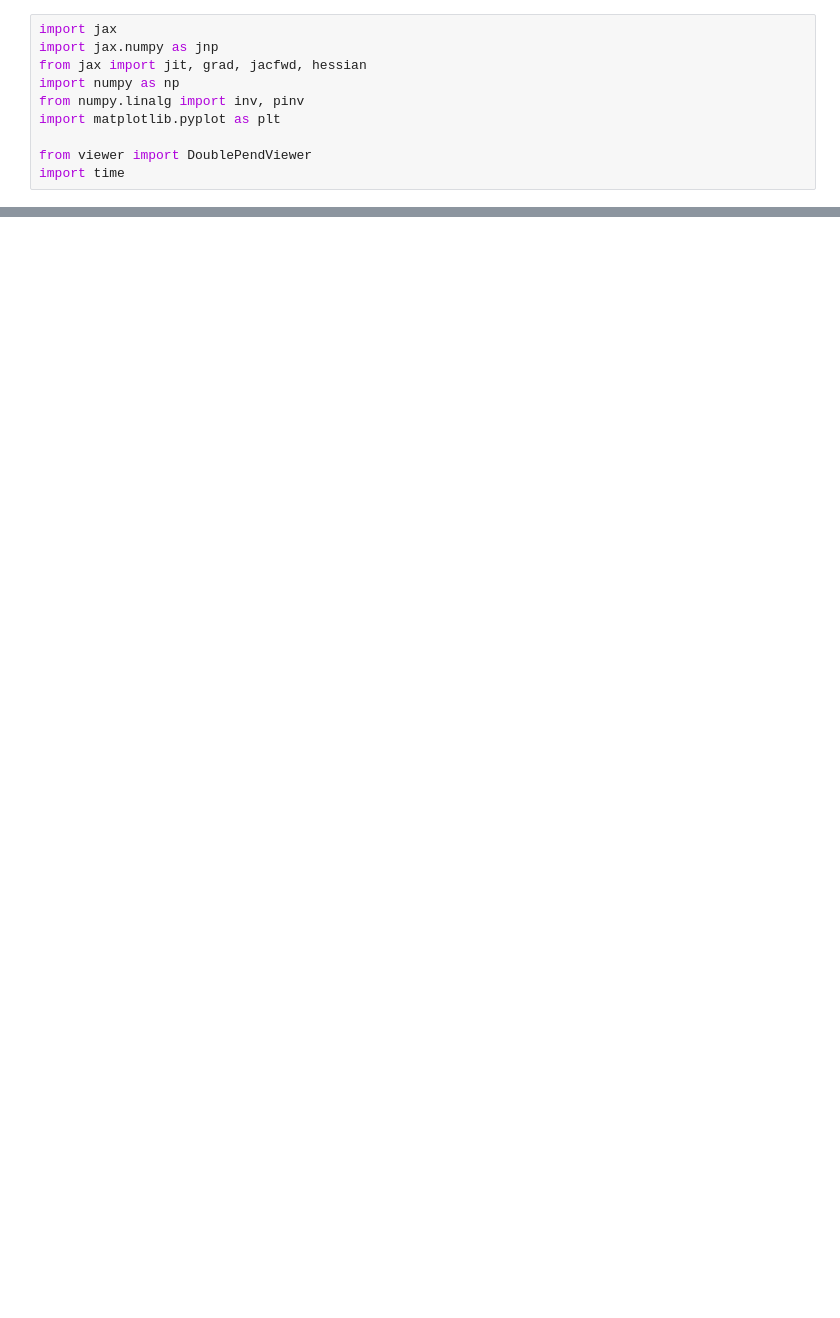
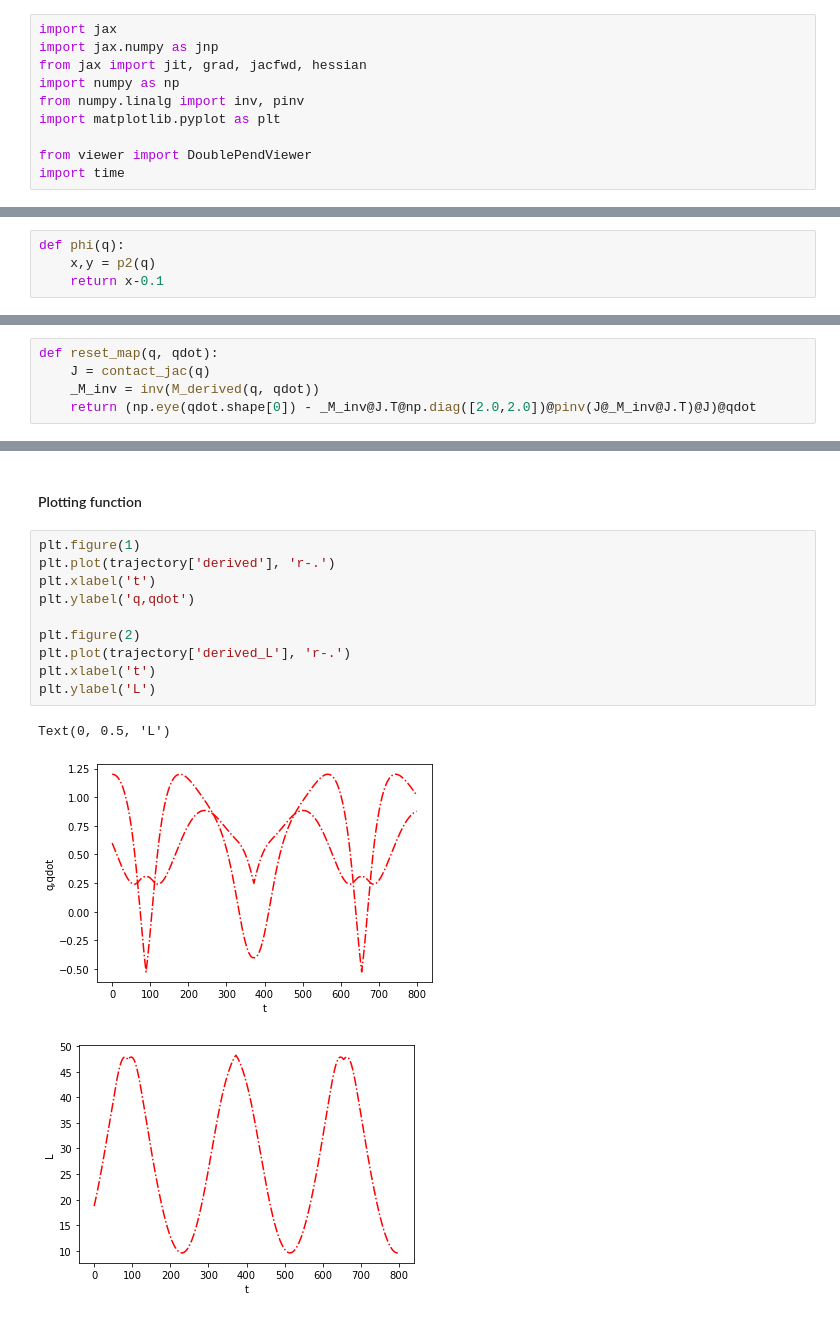
Before and after one commit to ialab-yale/robot_fundamentals, a Jupyter notebook: examples/locomotion/double_pend.ipynb, the cells around one changed output, grey strips where cells are left out. Saved outputs shown, nothing was run; the diff lists cells and outputs as text; blank space fills up the shorter version.

```diff
--- a/examples/locomotion/double_pend.ipynb
+++ b/examples/locomotion/double_pend.ipynb
@@ -202,0 +422,4 @@ plt.plot(jax.vmap(p2)(jnp.array(trajectory['derived'])[:,:2]))
+# %%
+def phi(q):
+    x,y = p2(q)
+    return x-0.1
@@ -202,0 +436,5 @@ plt.plot(jax.vmap(p2)(jnp.array(trajectory['derived'])[:,:2]))
+# %%
+def reset_map(q, qdot):
+    J = contact_jac(q)
+    _M_inv = inv(M_derived(q, qdot))
+    return (np.eye(qdot.shape[0]) - _M_inv@J.T@np.diag([2.0,2.0])@pinv(J@_M_inv@J.T)@J)@qdot
@@ -202,0 +483,16 @@ plt.plot(jax.vmap(p2)(jnp.array(trajectory['derived'])[:,:2]))
+# %% [markdown]
+#### Plotting function
+# %%
+plt.figure(1)
+plt.plot(trajectory['derived'], 'r-.')
+plt.xlabel('t')
+plt.ylabel('q,qdot')
+
+plt.figure(2)
+plt.plot(trajectory['derived_L'], 'r-.')
+plt.xlabel('t')
+plt.ylabel('L')
+# %% [output]
+Text(0, 0.5, 'L')
+[figure, added]
+[figure, added]
```
Also changed, not shown: parts of 48 cells of this notebook, 5 other files.
